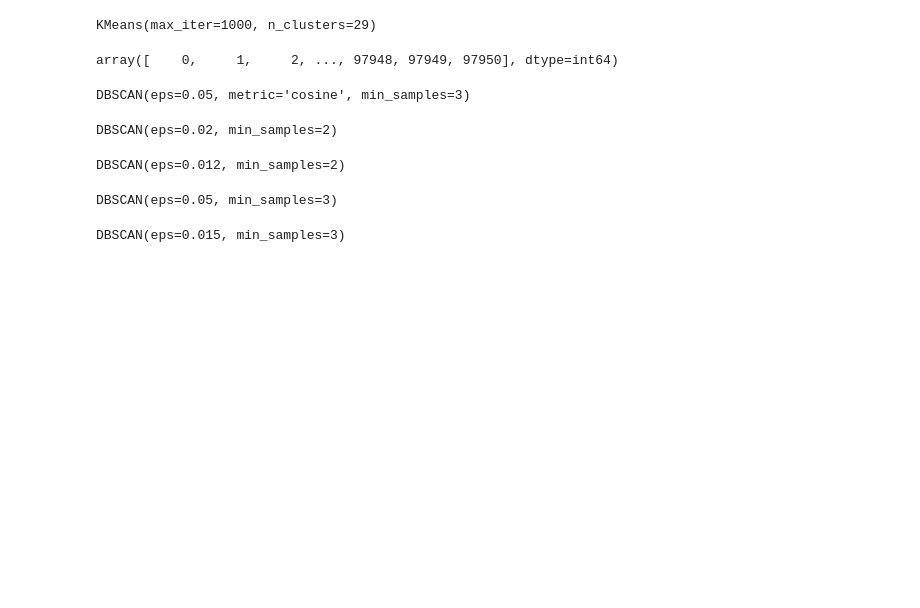
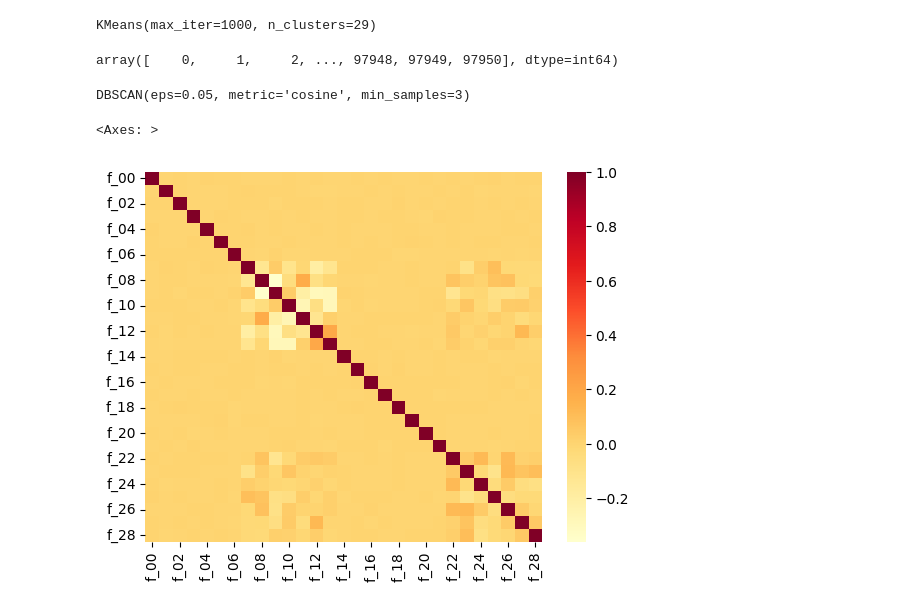
Before and after one commit to elissa-c/university, a Jupyter notebook: Tabular playground/Classification.ipynb, the cells around one changed output. Drawn from its saved outputs; the diff is of its cells as text; code cells hidden in the pictures; blank space fills up the shorter version.

Commit message:
Visualizations

```diff
--- a/Tabular playground/Classification.ipynb
+++ b/Tabular playground/Classification.ipynb
@@ -189,23 +189,10 @@ model12 = DBSCAN(eps=0.05, min_samples=3, metric='cosine')
 model12.fit(minmax)
 # %% [output]
 DBSCAN(eps=0.05, metric='cosine', min_samples=3)
-# %%
-model13 = DBSCAN(eps=0.02, min_samples=2)
-model13.fit(minmax)
-# %% [output]
-DBSCAN(eps=0.02, min_samples=2)
-# %%
-model14 = DBSCAN(eps=0.012, min_samples=2)
-model14.fit(minmax)
-# %% [output]
-DBSCAN(eps=0.012, min_samples=2)
-# %%
-model15 = DBSCAN(eps=0.05, min_samples=3)
-model15.fit(minmax)
-# %% [output]
-DBSCAN(eps=0.05, min_samples=3)
-# %%
-model16 = DBSCAN(eps=0.015, min_samples=3)
-model16.fit(minmax)
-# %% [output]
-DBSCAN(eps=0.015, min_samples=3)
+# %%
+import seaborn as sns
+
+sns.heatmap(minmax.corr(), cmap='YlOrRd')
+# %% [output]
+<Axes: >
+[figure, added]
```
Also changed, not shown: parts of 1 cell of this notebook.
